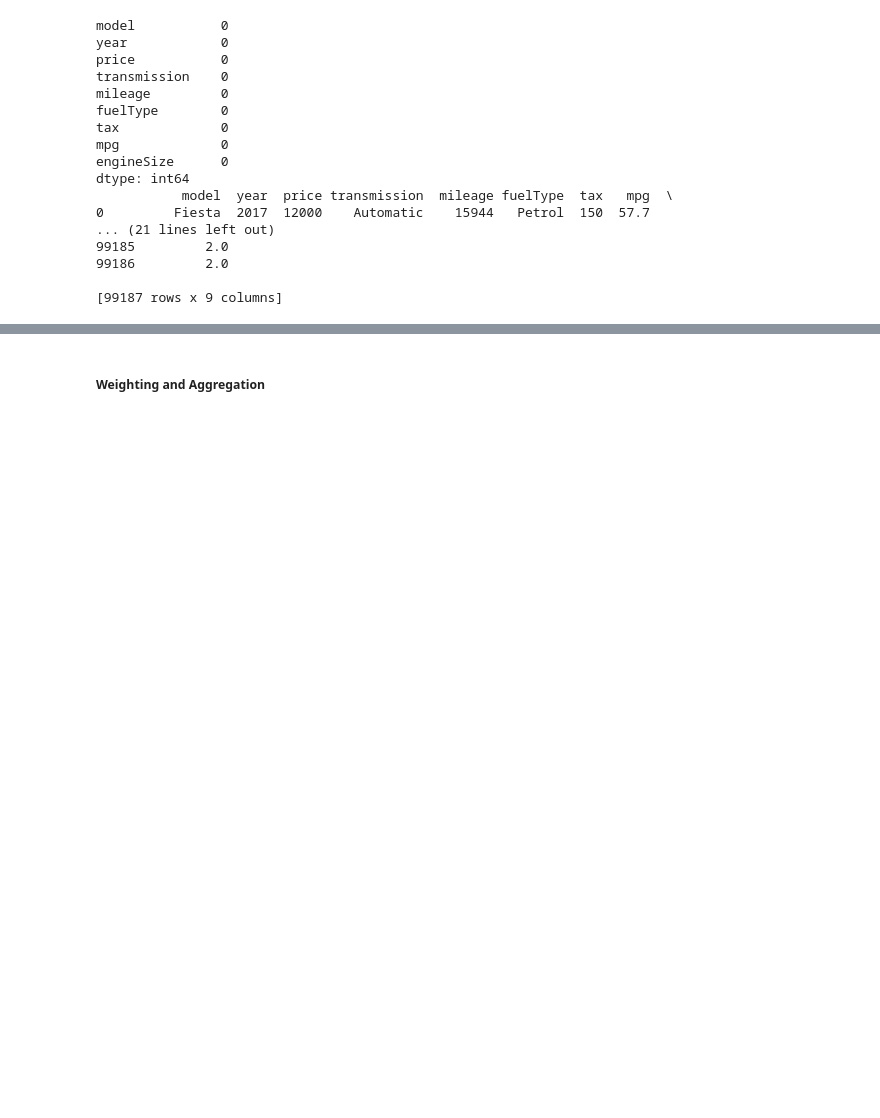
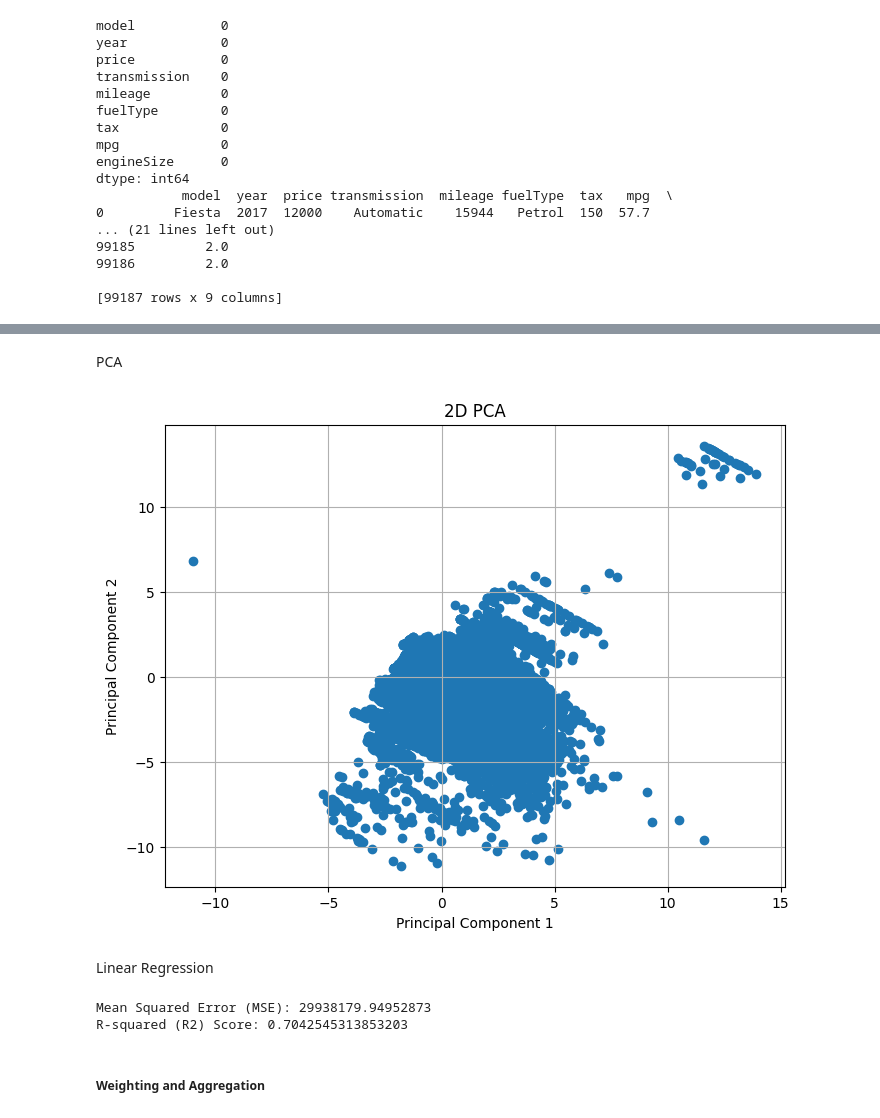
Before and after one commit to DavidCampion/DAV-CA1, a Jupyter notebook: project.ipynb, the cells around one changed output, grey strips where cells are left out. Cells and saved outputs as stored; diff of their text form; code cells hidden in the pictures; blank space fills up the shorter version.

```diff
--- a/project.ipynb
+++ b/project.ipynb
@@ -107,3 +222,54 @@ print(data)
+# %% [markdown]
+PCA
+# %%
+df = pd.DataFrame(data)
+
+features = ['year', 'mileage', 'tax', 'mpg', 'engineSize']
+
+x = df.loc[:, features].values
+
+x = StandardScaler().fit_transform(x)
+
+pca = PCA(n_components=2)
+principalComponents = pca.fit_transform(x)
+
+principalDf = pd.DataFrame(data=principalComponents, columns=['PC1', 'PC2'])
+
+finalDf = pd.concat([principalDf, df[['price']]], axis=1)
+
+plt.figure(figsize=(8, 6))
+plt.scatter(finalDf['PC1'], finalDf['PC2'])
+plt.xlabel('Principal Component 1')
+plt.ylabel('Principal Component 2')
+plt.title('2D PCA')
+plt.grid(True)
+plt.show()
+# %% [output]
+[figure, added]
+# %% [markdown]
+Linear Regression
+# %%
+df = pd.DataFrame(data)
+
+X = df[['year', 'mileage', 'tax', 'mpg', 'engineSize']]
+y = df['price']
+
+X_train, X_test, y_train, y_test = train_test_split(X, y, test_size=0.2, random_state=42)
+
+model = LinearRegression()
+
+model.fit(X_train, y_train)
+
+y_pred = model.predict(X_test)
+
+mse = mean_squared_error(y_test, y_pred)
+r2 = r2_score(y_test, y_pred)
+
+print("Mean Squared Error (MSE):", mse)
+print("R-squared (R2) Score:", r2)
+# %% [output]
+Mean Squared Error (MSE): 29938179.94952873
+R-squared (R2) Score: 0.7042545313853203
 # %% [markdown]
 <h5>Weighting and Aggregation</h5>
 # %% [markdown]
```
Also changed, not shown: parts of 13 cells of this notebook.
